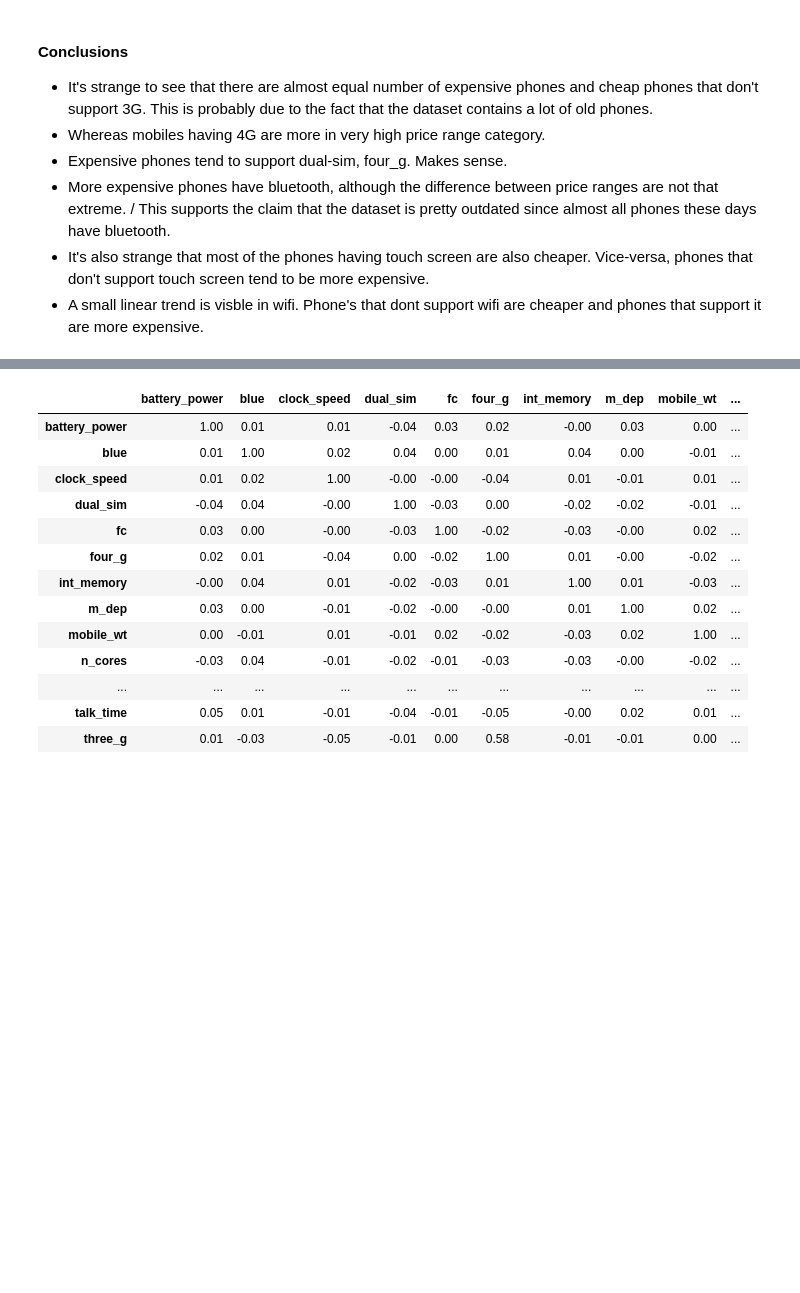
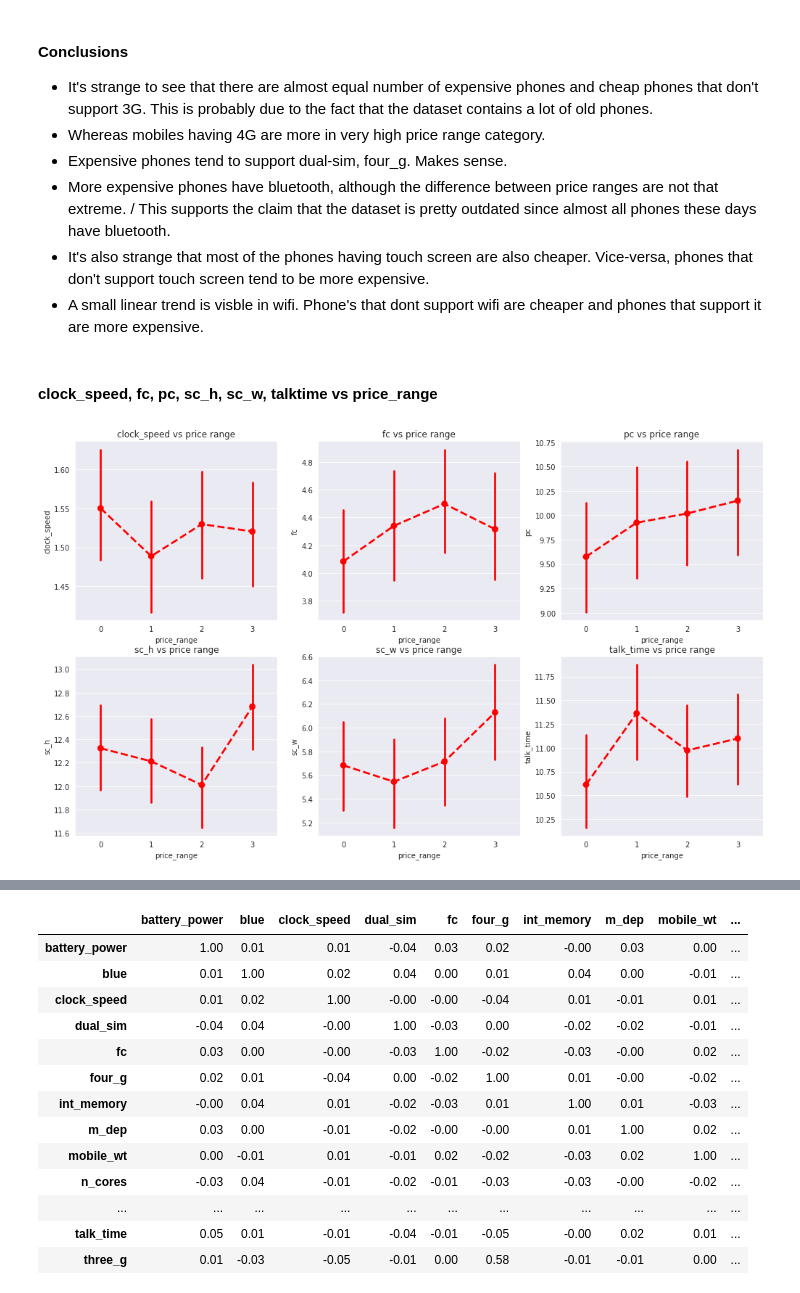
Before and after one commit to rahool010/Mobile-Price-Range-Prediction, a Jupyter notebook: Mobile_Price_Range_Prediction_Capstone_Project.ipynb, the cells around one changed output, grey strips where cells are left out. Saved outputs shown, nothing was run; the diff lists cells and outputs as text; code cells hidden in the pictures; blank space fills up the shorter version.

```diff
--- a/Mobile_Price_Range_Prediction_Capstone_Project.ipynb
+++ b/Mobile_Price_Range_Prediction_Capstone_Project.ipynb
@@ -219,3 +219,14 @@ plt.show()
 * More expensive phones have bluetooth, although the difference between price ranges are not that extreme. / This supports the claim that the dataset is pretty outdated since almost all phones these days have bluetooth.
 * It's also strange that most of the phones having touch screen are also cheaper. Vice-versa, phones that don't support touch screen tend to be more expensive.
 * A small linear trend is visble in wifi. Phone's that dont support wifi are cheaper and phones that support it are more expensive.
+# %% [markdown]
+#### **clock_speed, fc, pc, sc_h, sc_w, talktime vs price_range**
+# %%
+l1 = ['clock_speed', 'fc', 'pc', 'sc_h', 'sc_w', 'talk_time']
+plt.figure(figsize=(17,10))
+for index, elem in enumerate(l1):
+  plt.subplot(2,3,index+1)
+  sns.pointplot(x='price_range',y=elem,data=df, linestyles='--', color='red')
+  plt.title(f'{elem} vs price range')
+# %% [output]
+[figure, added]
```
Also changed, not shown: parts of 15 cells of this notebook.
